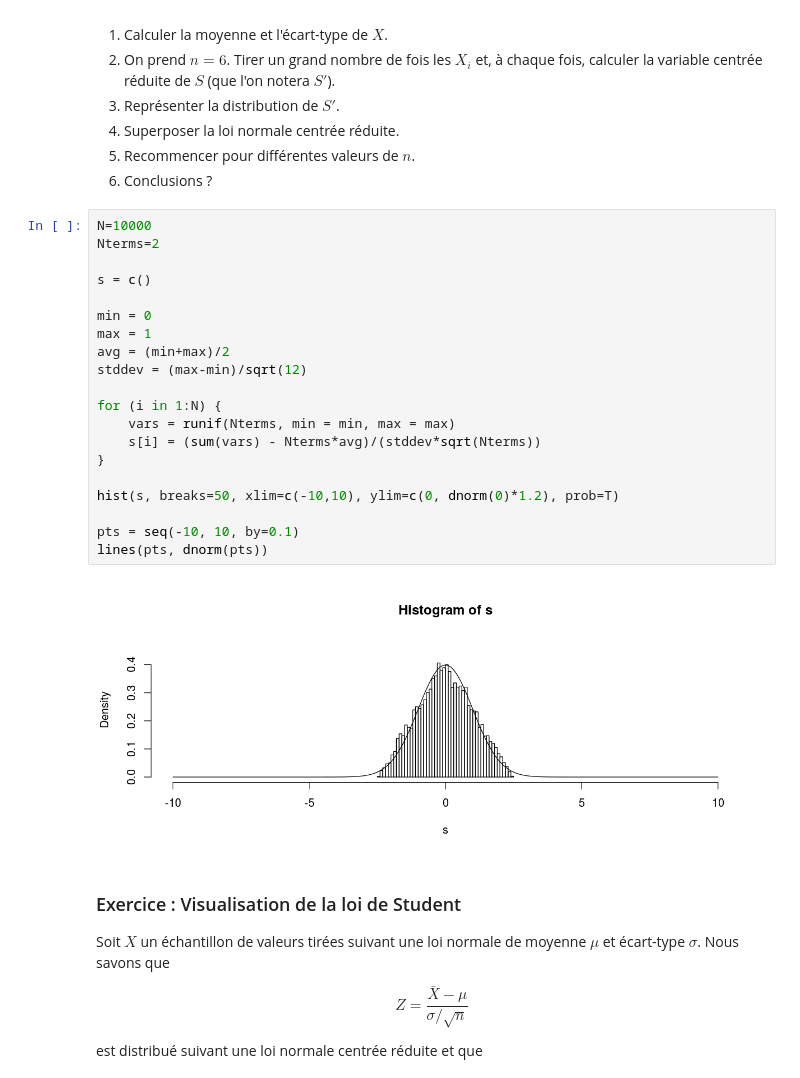
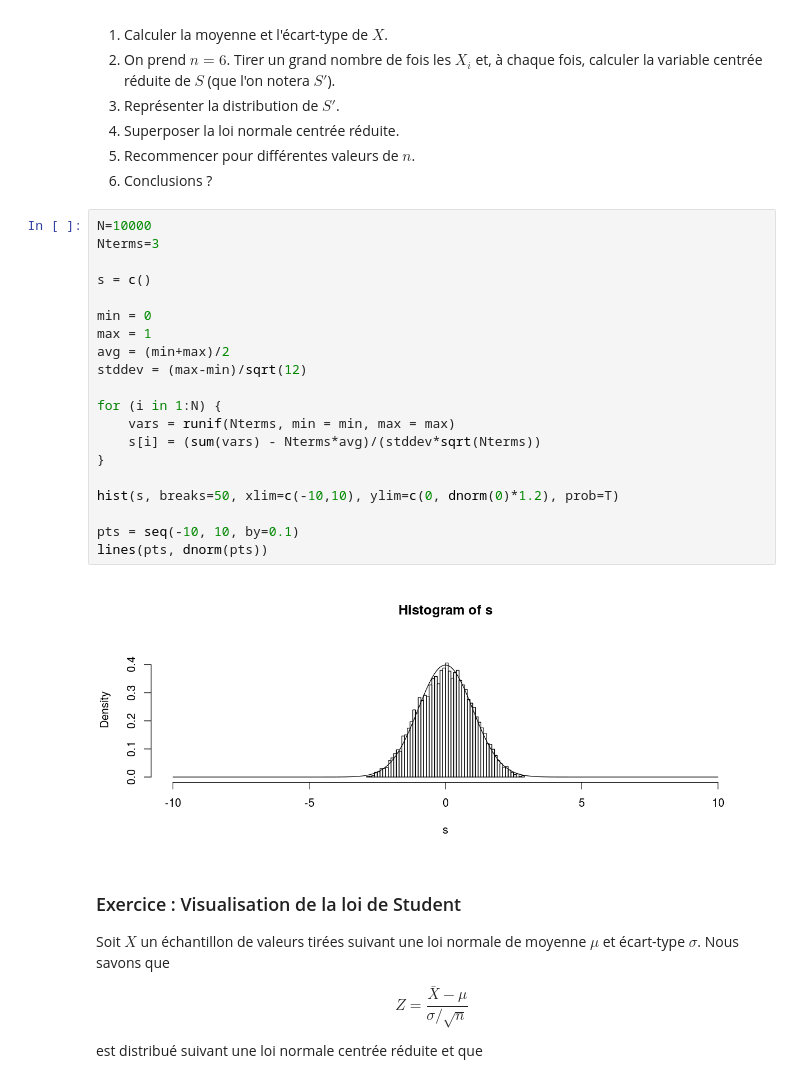
Before and after one commit to ebusato/jupyter_R, a Jupyter notebook: Exercices.ipynb, the cells around one changed output. Drawn from its saved outputs; the diff is of its cells as text.

```diff
--- a/Exercices.ipynb
+++ b/Exercices.ipynb
@@ -40,26 +40,26 @@ $$S = \sum_{i=1}^{n} X_i$$
 6. Conclusions ?
 # %%
 N=10000
-Nterms=2
+Nterms=3
 
 s = c()
 
 min = 0
 max = 1
 avg = (min+max)/2
 stddev = (max-min)/sqrt(12)
 
 for (i in 1:N) {
     vars = runif(Nterms, min = min, max = max)
     s[i] = (sum(vars) - Nterms*avg)/(stddev*sqrt(Nterms))
 }
 
 hist(s, breaks=50, xlim=c(-10,10), ylim=c(0, dnorm(0)*1.2), prob=T)
 
 pts = seq(-10, 10, by=0.1)
 lines(pts, dnorm(pts))
 # %% [output]
-[figure, old version]
+[figure, new version]
 # %% [markdown]
 ### Exercice : Visualisation de la loi de Student
 
```
Also changed, not shown: parts of 1 cell of this notebook.
